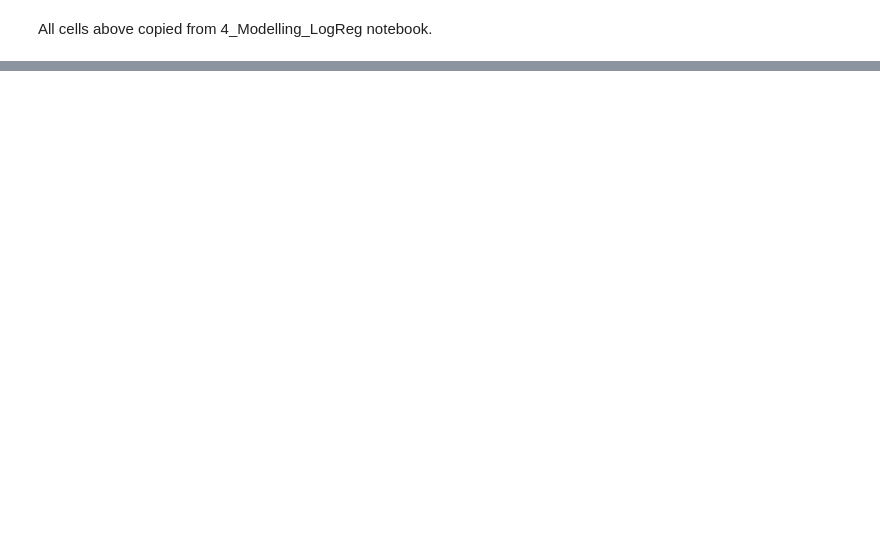
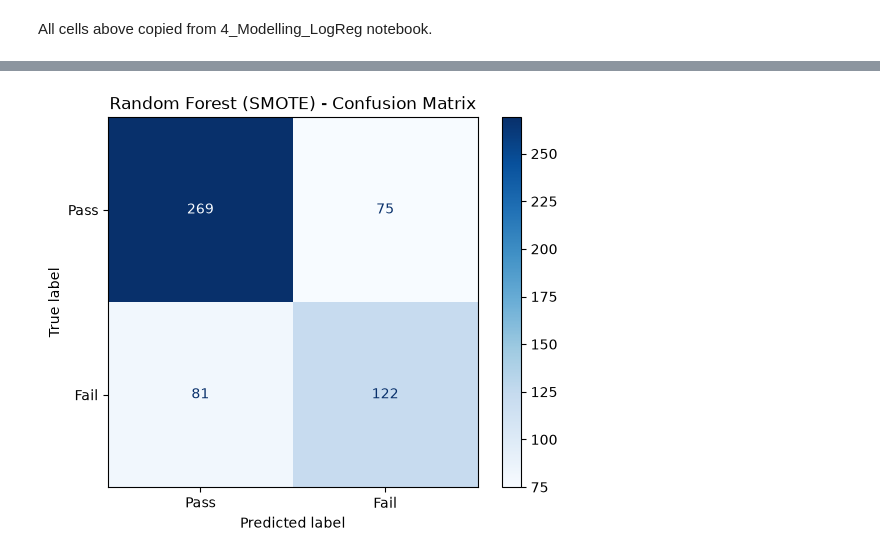
Before and after one commit to nxbulak/Student_Success_Prediction_MSc, a Jupyter notebook: Notebooks/5_Modelling_RF.ipynb, the cells around one changed output, grey strips where cells are left out. Saved outputs shown, nothing was run; the diff lists cells and outputs as text; code cells hidden in the pictures; blank space fills up the shorter version.

Commit message:
adjusting any " as ' as it's easier & confusion matrix

```diff
--- a/Notebooks/5_Modelling_RF.ipynb
+++ b/Notebooks/5_Modelling_RF.ipynb
@@ -156,2 +261,9 @@ y_train_smote.value_counts()
 # %% [markdown]
 All cells above copied from 4_Modelling_LogReg notebook.
+# %%
+# Fitting Random Forest on the SMOTE-balanced training data
+
+from sklearn.ensemble import RandomForestClassifier # Import the Random Forest model
+
+rf = RandomForestClassifier(random_state=22) # Creation of model with fixed seed
+rf.fit(X_train_smote, y_train_smote) # Train the model on the balanced training data
@@ -157,0 +272,13 @@ All cells above copied from 4_Modelling_LogReg notebook.
+# %%
+# Predict using trained Random Forest model
+
+y_pred_rf = rf.predict(X_test) # Predicted class labels: 0 = pass, 1 = fail
+
+# Evaluate performance
+
+from sklearn.metrics import classification_report, confusion_matrix, roc_auc_score # For model evaluation
+
+print(classification_report(y_test, y_pred_rf)) # Print precision, recall, f1-score and support for each class
+
+y_fail_proba_rf = rf.predict_proba(X_test)[:,1] # Calculate AUC-ROC score using predicted probabilities
+print('AUC-ROC:', roc_auc_score(y_test, y_fail_proba_rf))
@@ -157,0 +298,13 @@ All cells above copied from 4_Modelling_LogReg notebook.
+# %%
+# Confusion Matrix to visualise Random Forest
+
+import matplotlib.pyplot as plt
+from sklearn.metrics import ConfusionMatrixDisplay
+
+cm_rf = confusion_matrix(y_test, y_pred_rf) # Raw counts
+disp_rf = ConfusionMatrixDisplay(confusion_matrix=cm_rf, display_labels=['Pass', 'Fail']) # Wrap counts for plotting w labels
+disp_rf.plot(cmap="Blues") # Render Matrix
+plt.title("Random Forest (SMOTE) - Confusion Matrix")
+plt.show()
+# %% [output]
+[figure, added]
```
Also changed, not shown: parts of 23 cells of this notebook.
